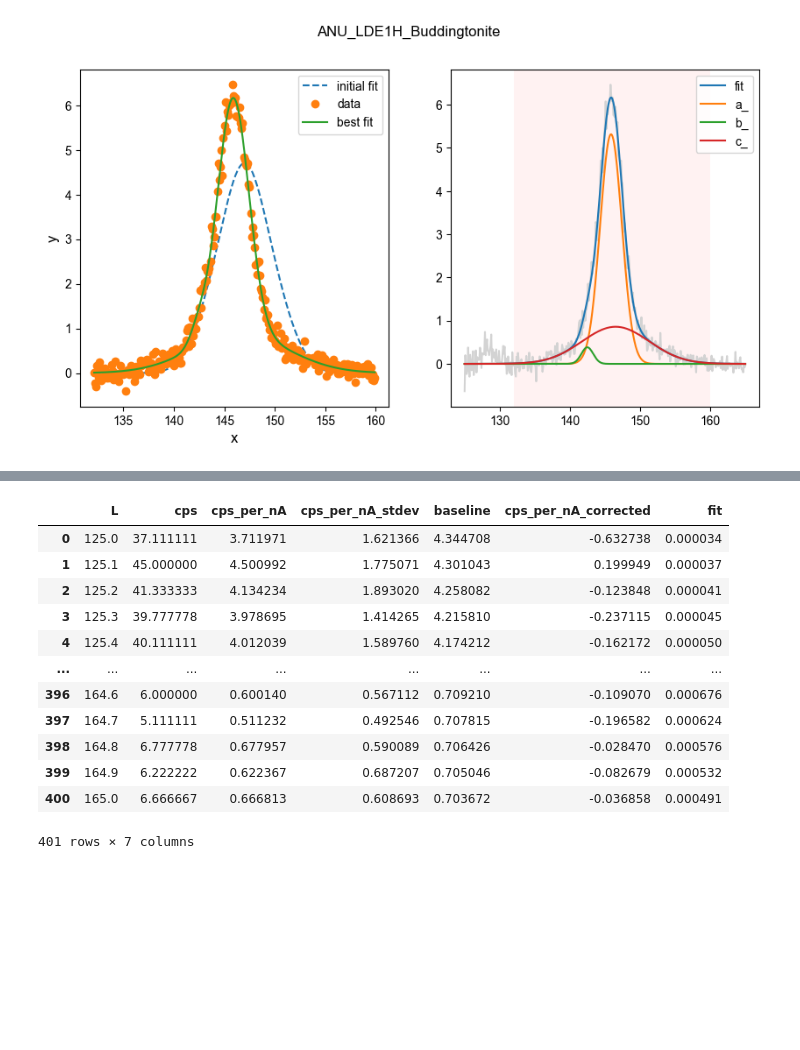
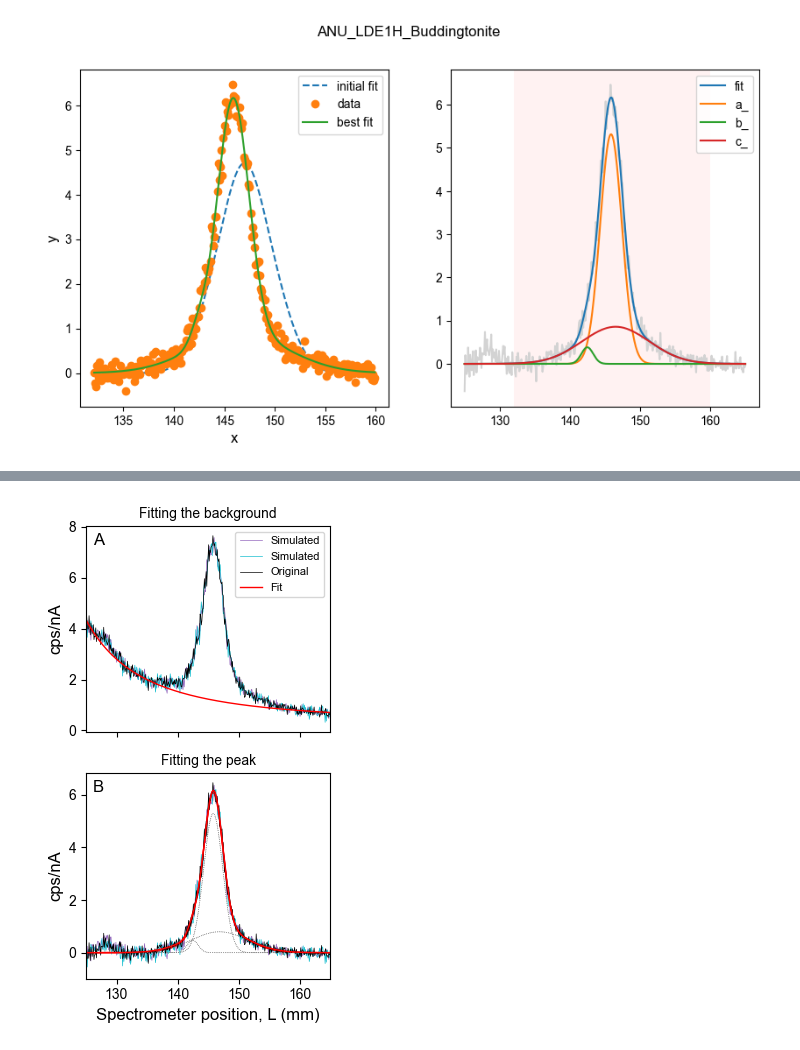
Before and after one commit to eleanor-m/n_epma_analysis, a Jupyter notebook: notebooks/13b_peak_shape_fit_method.ipynb, the cells around one changed output, grey strips where cells are left out. Drawn from its saved outputs; the diff is of its cells as text; code cells hidden in the pictures; blank space fills up the shorter version.

```diff
--- a/notebooks/13b_peak_shape_fit_method.ipynb
+++ b/notebooks/13b_peak_shape_fit_method.ipynb
@@ -115,66 +124,54 @@ plt.rcParams['font.family'] = 'arial'
 # %%
-df = data[lab][xtl][s]
-df_mc = synthetic_data[lab][xtl][s]
-df_mc_corr = corrected_data[lab][xtl][s]
+df = data
+df_mc = synthetic_data
+df_mc_corr = corrected_data
+fit_mc_corr = mc_fit_dict
 
-fit_mc_corr = mc_fit_dict[lab][xtl][s]
-
-fig, axs = plt.subplots(3, 1, figsize = (8*0.39, 17*0.39), sharex=True)
+fig, axs = plt.subplots(2, 1, figsize = (8*0.39, 14*0.39), sharex=True)
 axs = axs.ravel()
 
-axs[0].set_title('Original data & simulations', fontsize=10)
-color_list = ["tab:blue", "tab:orange"]
-axs[0].plot(df.L, df.cps_per_nA, '-k', lw=0.5, label="Original", zorder=99)
+# axs[0].set_title('Original data & simulations', fontsize=10)
+axs[0].set_title('Fitting the background', fontsize=10)
+
+color_list = ["tab:purple", "tab:cyan"]
 for col in df_mc.columns[:2]:
     axs[0].plot(df_mc.index, df_mc[col], lw=0.5, color=color_list[col], label="Simulated")
+axs[0].plot(df.L, df.cps_per_nA, '-k', lw=0.5, label="Original")
+axs[0].plot(df.L, df.baseline, '-r', lw=1, label="Fit")
 axs[0].legend(fontsize=8, loc="upper right")
 
-axs[1].set_title('Fitting the background', fontsize=10)
-axs[1].plot(df.L, df.cps_per_nA, '-k', lw=0.5)
-axs[1].plot(df.L, df.baseline, '-r', lw=2)
+axs[1].set_title('Fitting the peak', fontsize=10)
+for col in df_mc.columns[:2]:
+    # plot the data
+    axs[1].plot(df_mc_corr.index, df_mc_corr[col], lw=0.5, color=color_list[col])
+    # plot the fits
+    fitted_curve = fit_mc_corr[col].eval(x=df_mc_corr.index)
+    axs[1].plot(df_mc_corr.index, fitted_curve, label='fit', color="red", lw=1)
+    # plot the subsidiary gaussians
+    components = fit_mc_corr[0].eval_components(x=df_mc_corr.index)
+    for k, v in components.items():
+        axs[1].plot(df_mc_corr.index, v, linestyle=":", color="grey", lw=0.5)
 
-axs[2].set_title('Fitting the peak', fontsize=10)
-axs[2].plot(df.L, df.cps_per_nA_corrected, '-k', lw=0.5)
-axs[2].plot(df.L, df.fit, '-r', lw=2)
-
-# axs[3].set_title('Background-corrected simulations', fontsize=10)
-# for col in df_mc.columns[:2]:
-#     # plot the data
-#     axs[3].plot(df_mc_corr.index, df_mc_corr[col], lw=0.5, color=color_list[col])
-#     # plot the fits
-#     fitted_curve = fit_mc_corr[col].eval(x=df_mc_corr.index)
-#     axs[3].plot(df_mc_corr.index, fitted_curve, label='fit', color=)
+axs[1].plot(df.L, df.cps_per_nA_corrected, '-k', lw=0.5)
+axs[1].plot(df.L, df.fit, '-r', lw=1)
 
 for ax in axs:
     ax.set_ylabel('cps/nA')
     ax.set_xlim([125, 165])
 
-axs[2].set_xlabel('Spectrometer position, L (mm)')
+axs[1].set_xlabel('Spectrometer position, L (mm)')
 
 alphalabel = 'ABCD'
 for i, ax in enumerate(axs):
     trans = mtransforms.ScaledTranslation(5/72, -5/72, fig.dpi_scale_trans)
     ax.text(0.0, 1.0, alphalabel[i], transform=ax.transAxes + trans,
             fontsize=12, verticalalignment='top', fontfamily='Arial',
-            bbox=dict(facecolor='w', edgecolor='grey', pad=3.0))
+            # bbox=dict(facecolor='w', edgecolor='grey', pad=3.0)
+            )
 
 plt.tight_layout()
 
 plt.savefig('../figures/figure_fit_method.png')
 plt.savefig('../figures/for_submission/Figure_7.pdf', dpi=600)
+# %% [output]
+[figure, added]
-# %%
-data
-# %% [output]
-|  | L | cps | cps_per_nA | cps_per_nA_stdev | baseline | cps_per_nA_corrected | fit |
-| 0 | 125.0 | 37.111111 | 3.711971 | 1.621366 | 4.344708 | -0.632738 | 0.000034 |
-| 1 | 125.1 | 45.000000 | 4.500992 | 1.775071 | 4.301043 | 0.199949 | 0.000037 |
-| 2 | 125.2 | 41.333333 | 4.134234 | 1.893020 | 4.258082 | -0.123848 | 0.000041 |
-| 3 | 125.3 | 39.777778 | 3.978695 | 1.414265 | 4.215810 | -0.237115 | 0.000045 |
-| 4 | 125.4 | 40.111111 | 4.012039 | 1.589760 | 4.174212 | -0.162172 | 0.000050 |
-| ... | ... | ... | ... | ... | ... | ... | ... |
-| 396 | 164.6 | 6.000000 | 0.600140 | 0.567112 | 0.709210 | -0.109070 | 0.000676 |
-| 397 | 164.7 | 5.111111 | 0.511232 | 0.492546 | 0.707815 | -0.196582 | 0.000624 |
-| 398 | 164.8 | 6.777778 | 0.677957 | 0.590089 | 0.706426 | -0.028470 | 0.000576 |
-| 399 | 164.9 | 6.222222 | 0.622367 | 0.687207 | 0.705046 | -0.082679 | 0.000532 |
-| 400 | 165.0 | 6.666667 | 0.666813 | 0.608693 | 0.703672 | -0.036858 | 0.000491 |
-401 rows × 7 columns
```
Also changed, not shown: parts of 7 cells of this notebook, 2 other files.
